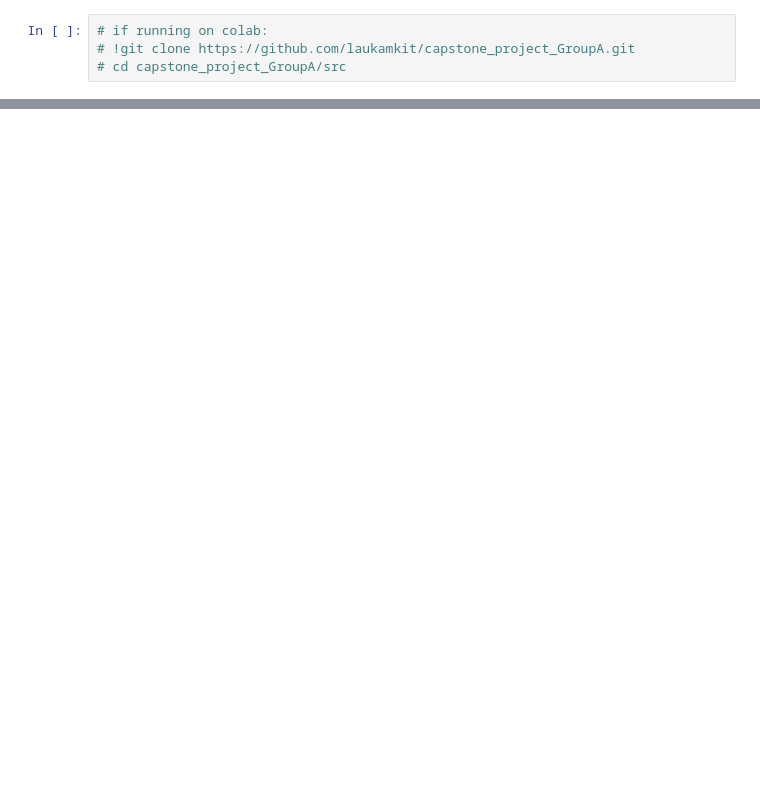
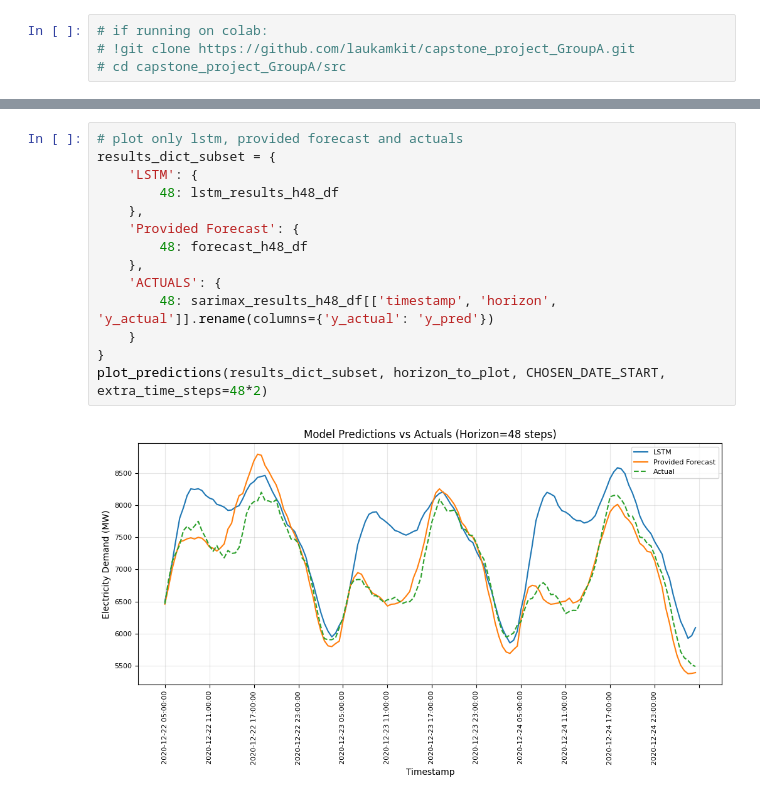
Before and after one commit to laukamkit/capstone_project_GroupA, a Jupyter notebook: src/model_plots.ipynb, the cells around one changed output, grey strips where cells are left out. Cells and saved outputs as stored; diff of their text form; blank space fills up the shorter version.

```diff
--- a/src/model_plots.ipynb
+++ b/src/model_plots.ipynb
@@ -155,0 +149,16 @@ plt.show()
+# %%
+# plot only lstm, provided forecast and actuals
+results_dict_subset = {
+    'LSTM': {
+        48: lstm_results_h48_df
+    },
+    'Provided Forecast': {
+        48: forecast_h48_df
+    },
+    'ACTUALS': {
+        48: sarimax_results_h48_df[['timestamp', 'horizon', 'y_actual']].rename(columns={'y_actual': 'y_pred'})
+    }
+}
+plot_predictions(results_dict_subset, horizon_to_plot, CHOSEN_DATE_START, extra_time_steps=48*2)
+# %% [output]
+[figure, added]
```
Also changed, not shown: parts of 19 cells of this notebook.
